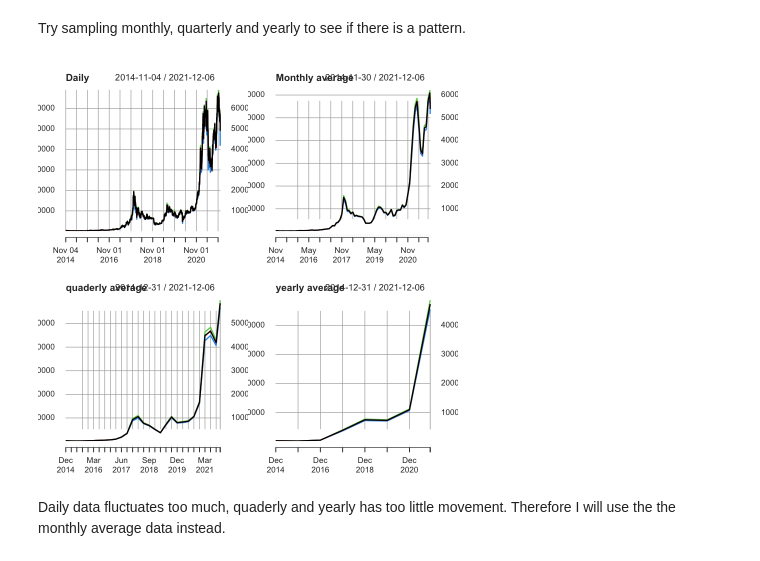
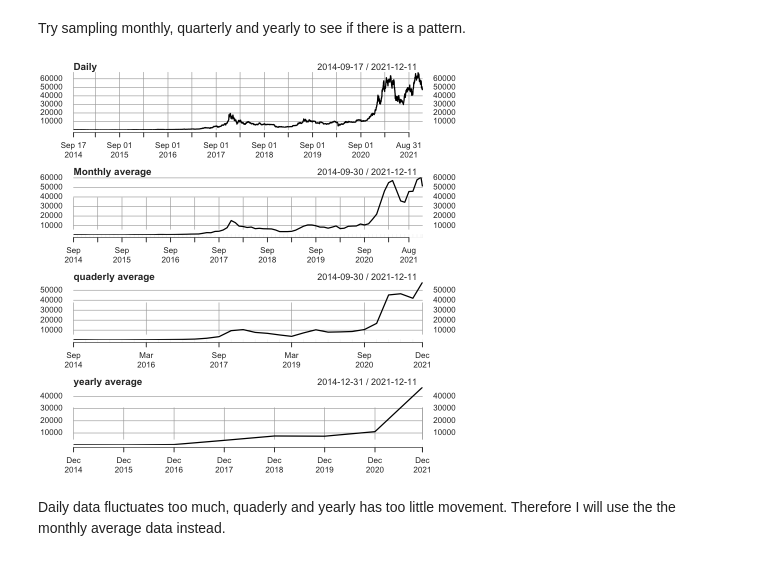
Before and after one commit to touchmebb/Projects, a Jupyter notebook: Bitcoin price prediction/Bitcoin price prediction with ARIMA.ipynb, the cells around one changed output. Drawn from its saved outputs; the diff is of its cells as text; code cells hidden in the pictures.

Commit message:
Picked monthly data to analysis

```diff
--- a/Bitcoin price prediction/Bitcoin price prediction with ARIMA.ipynb
+++ b/Bitcoin price prediction/Bitcoin price prediction with ARIMA.ipynb
@@ -46,0 +11,6 @@ ggplot(df2) +
+# %%
+# Get data using API
+library("quantmod")
+getSymbols("BTC-USD")
+df <- `BTC-USD`
+summary(df)
@@ -46,0 +42,5 @@ ggplot(df2) +
+# %%
+df <- Ad(df)
+colnames(df) <- "Price"
+which(rowSums(is.na(df)) != 0)
+df[rowSums(is.na(df)) != 0, ]
@@ -46,0 +65,8 @@ ggplot(df2) +
+# %%
+# fill NAs with linear approximation
+df <- na.approx(df)
+
+# plot the periods
+par(mfrow = c(2, 1))
+plot(df["2020-04-10/2020-04-30"], type = "l", col = "black")
+plot(df["2020-10-01/2020-10-20"], type = "l", col = "black")
@@ -47,28 +99,25 @@ ggplot(df2) +
 # %% [markdown]
 Try sampling monthly, quarterly and yearly to see if there is a pattern.
 # %%
-# use the xts library (time series)
-library(xts)
-
-par(mfrow=c(2, 2))
+# 4 plots in one
+par(mfrow=c(4, 1))
 
 # turn the data to a xts object
-df_xts <- xts(df[, -1], order.by = df$Date)
-plot(df_xts, main = "Daily")
+plot(df, main = "Daily")
 
 # monlthy
-df_monthly <- apply.monthly(df_xts, mean)
+df_monthly <- apply.monthly(df, mean)
 plot(df_monthly, main = "Monthly average")
 
 # quad yearly
-df_quaderly <- apply.quarterly(df_xts, mean)
+df_quaderly <- apply.quarterly(df, mean)
 plot(df_quaderly, main = "quaderly average")
 
 # yearly
-df_yearly <- apply.yearly(df_xts, mean)
+df_yearly <- apply.yearly(df, mean)
 plot(df_yearly, main = "yearly average")
 # %% [output]
-[figure, old version]
+[figure, new version]
 # %% [markdown]
 Daily data fluctuates too much, quaderly and yearly has too little movement. Therefore I will use the the monthly average data instead.
 # %% [markdown]
```
Also changed, not shown: parts of 17 cells of this notebook, 2 other files.
